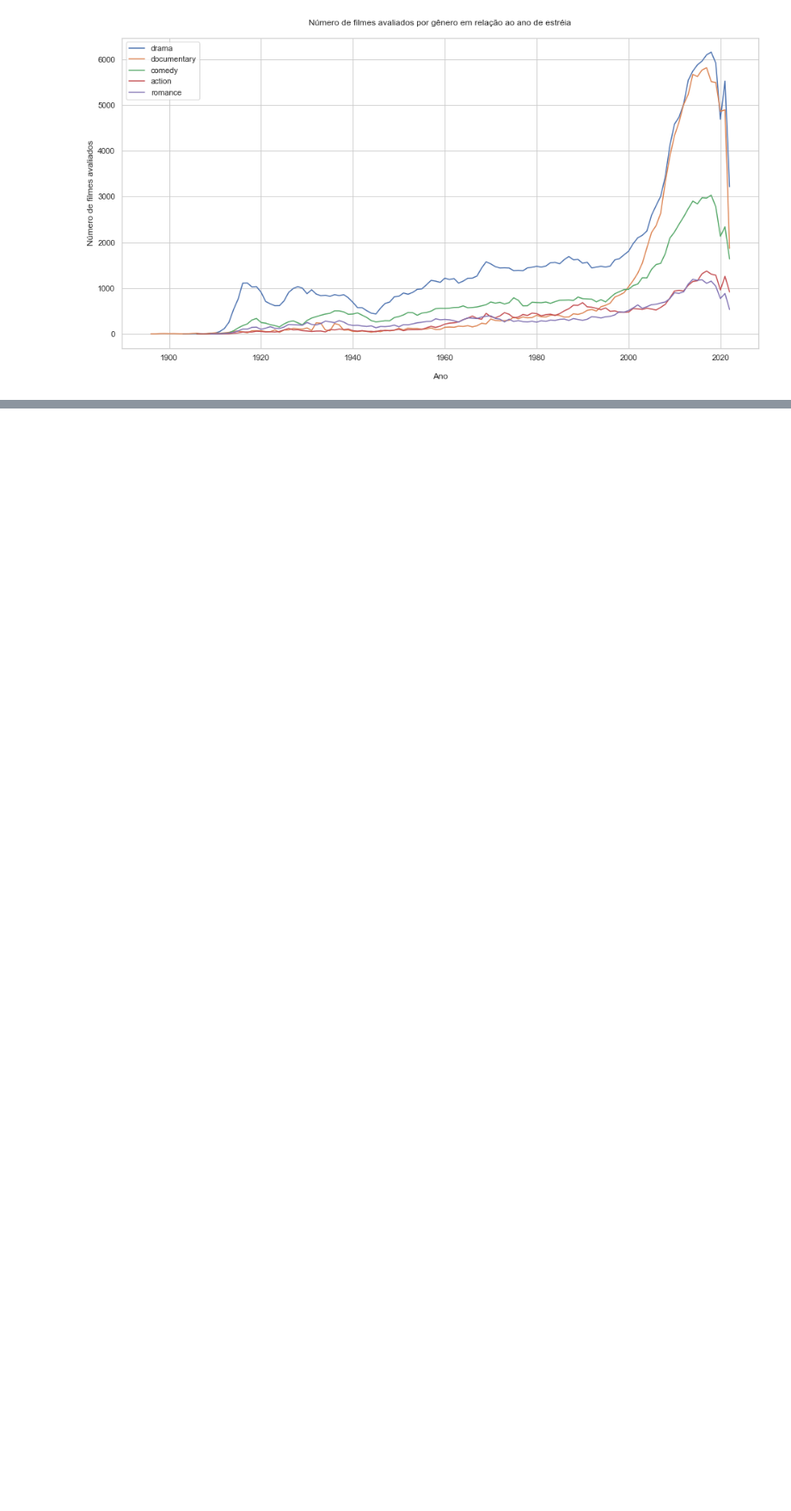
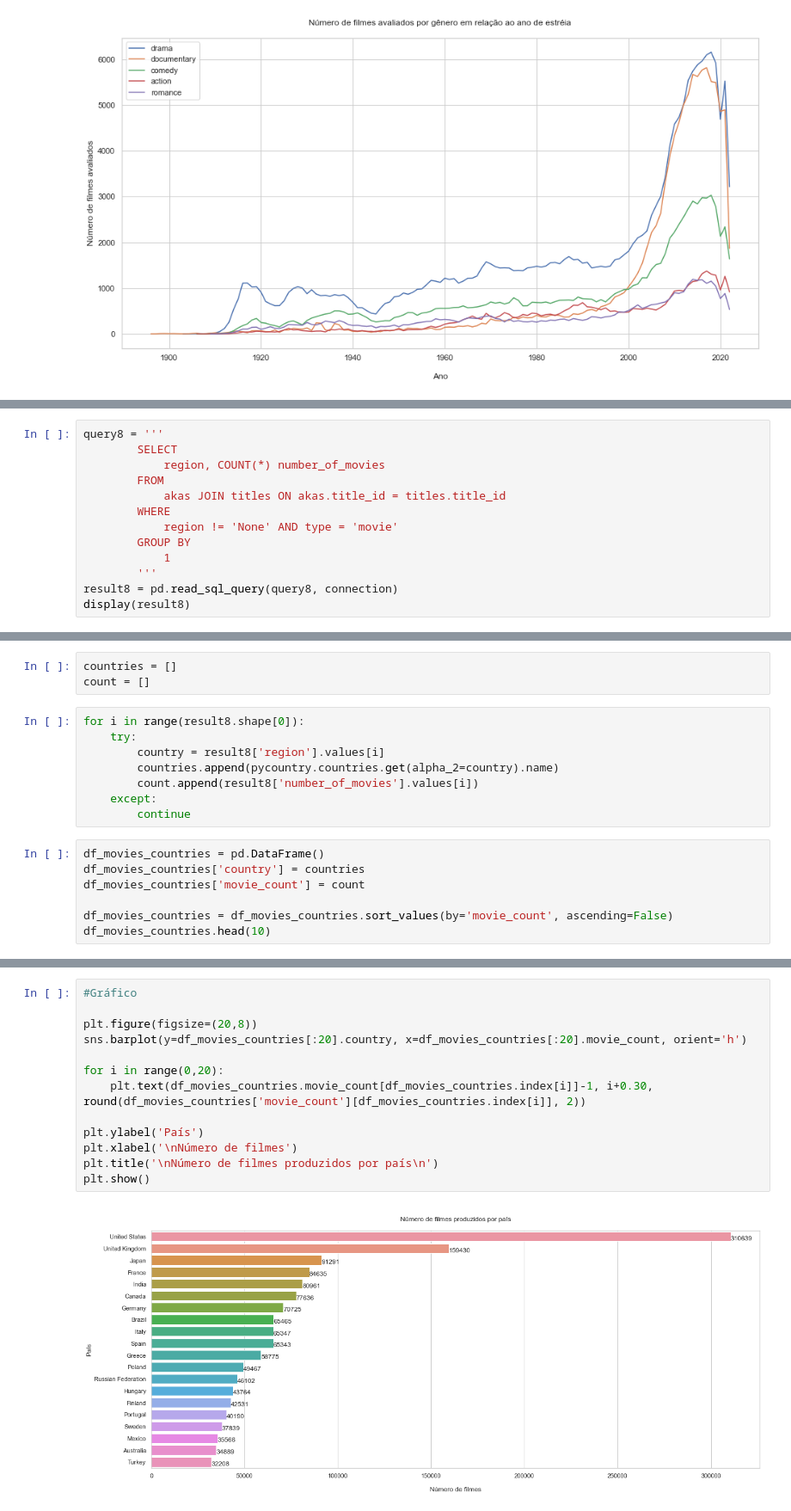
Before and after one commit to jrsilva051/MiniProjeto1-IMDB, a Jupyter notebook: miniProjeto1.ipynb, the cells around one changed output, grey strips where cells are left out. Shown at 86% size. Saved outputs shown, nothing was run; the diff lists cells and outputs as text; blank space fills up the shorter version.

```diff
--- a/miniProjeto1.ipynb
+++ b/miniProjeto1.ipynb
@@ -436,0 +679,13 @@ plt.show()
+# %%
+query8 = '''
+        SELECT
+            region, COUNT(*) number_of_movies
+        FROM
+            akas JOIN titles ON akas.title_id = titles.title_id
+        WHERE
+            region != 'None' AND type = 'movie'
+        GROUP BY
+            1
+        '''
+result8 = pd.read_sql_query(query8, connection)
+display(result8)
@@ -436,0 +706,18 @@ plt.show()
+# %%
+countries = []
+count = []
+# %%
+for i in range(result8.shape[0]):
+    try:
+        country = result8['region'].values[i]
+        countries.append(pycountry.countries.get(alpha_2=country).name)
+        count.append(result8['number_of_movies'].values[i])
+    except:
+        continue
+# %%
+df_movies_countries = pd.DataFrame()
+df_movies_countries['country'] = countries
+df_movies_countries['movie_count'] = count
+
+df_movies_countries = df_movies_countries.sort_values(by='movie_count', ascending=False)
+df_movies_countries.head(10)
@@ -436,0 +736,15 @@ plt.show()
+# %%
+#Gráfico
+
+plt.figure(figsize=(20,8))
+sns.barplot(y=df_movies_countries[:20].country, x=df_movies_countries[:20].movie_count, orient='h')
+
+for i in range(0,20):
+    plt.text(df_movies_countries.movie_count[df_movies_countries.index[i]]-1, i+0.30, round(df_movies_countries['movie_count'][df_movies_countries.index[i]], 2))
+
+plt.ylabel('País')
+plt.xlabel('\nNúmero de filmes')
+plt.title('\nNúmero de filmes produzidos por país\n')
+plt.show()
+# %% [output]
+[figure, added]
```
Also changed, not shown: parts of 25 cells of this notebook.
